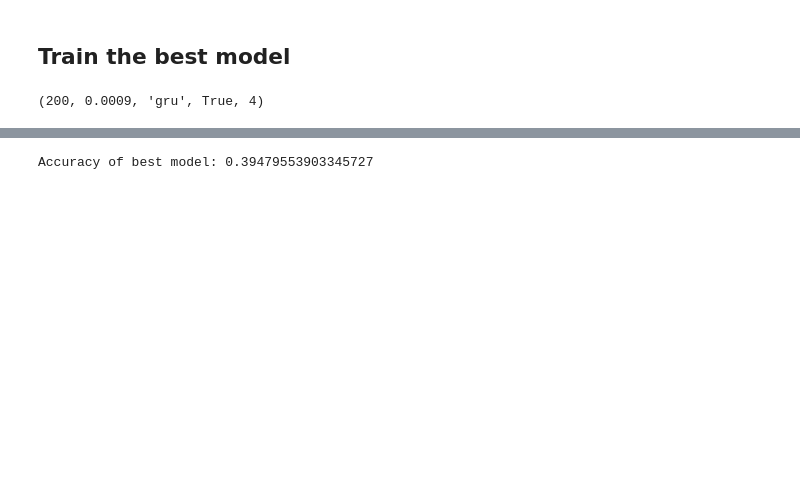
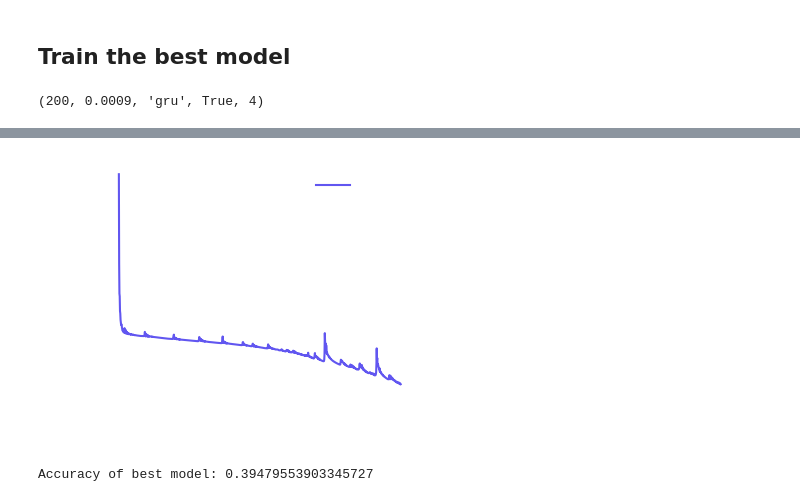
Before and after one commit to arkr01/Deep-Learning-Group-Project, a Jupyter notebook: Model_and_testing.ipynb, the cells around one changed output, grey strips where cells are left out. Drawn from its saved outputs; the diff is of its cells as text; code cells hidden in the pictures; blank space fills up the shorter version.

```diff
--- a/Model_and_testing.ipynb
+++ b/Model_and_testing.ipynb
@@ -802,3 +847,31 @@ plt.savefig("graph2",transparent=True,bbox_inches = "tight")
+# %%
+#Plot loss:
+import matplotlib.pyplot as plt
+#plt.rcParams.update(plt.rcParamsDefault)
+plt.rcParams.update({'font.size': 12})
+fig1 = plt.figure(1)
+fig1.set_figheight(3)
+fig1.set_figwidth(4)
+ax = plt.axes()
+
+plt.rcParams['text.color'] = 'white'
+plt.rcParams['axes.labelcolor'] = 'white'
+plt.rcParams['xtick.color'] = 'white'
+plt.rcParams['ytick.color'] = 'white'
+
+ax.spines['bottom'].set_color('white')
+ax.spines['left'].set_color('white')
+
+ax.spines['top'].set_visible(False)
+ax.spines['right'].set_visible(False)
+plt.plot(range(num_epochs),losses,c="#6156f0",label="GRU")
+plt.xlabel("Epoch")
+plt.ylabel("Training loss")
+plt.legend(frameon=False)
+
+plt.savefig("loss",transparent=True,bbox_inches = "tight")
+# %% [output]
+[figure, added]
 # %%
 #Test final accuracy:
 acc = TestAccuracy(best_model)
```
Also changed, not shown: parts of 13 cells of this notebook.
